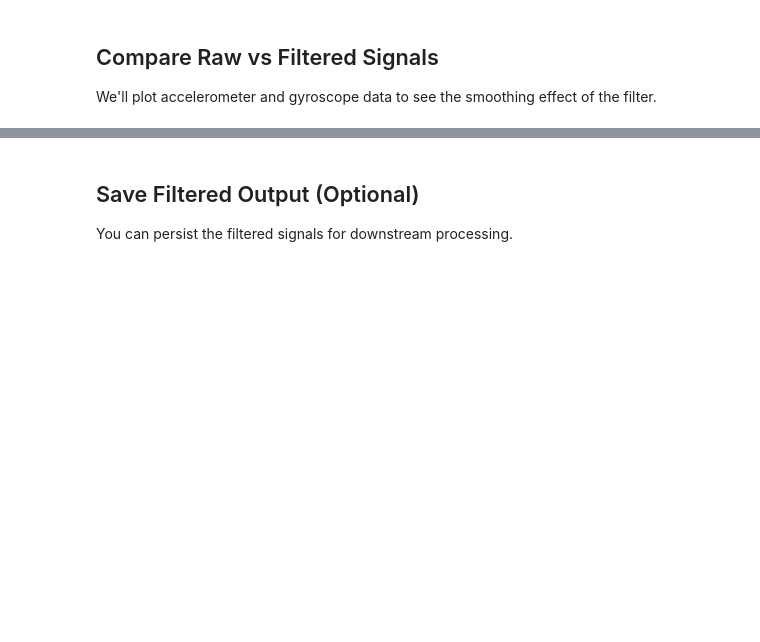
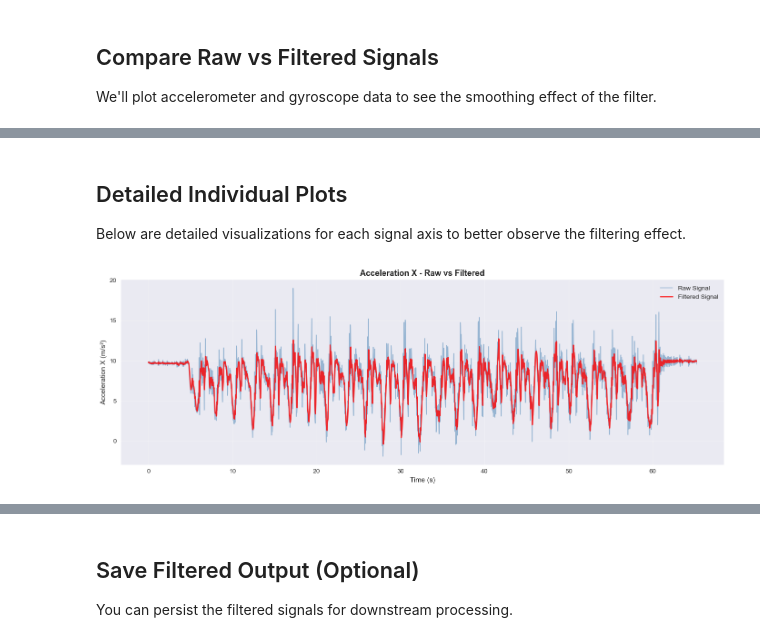
Before and after one commit to IceErick/Machine-Learning-for-Smart-Fitness-Pod, a Jupyter notebook: notebooks/LowPassFilter.ipynb, the cells around one changed output, grey strips where cells are left out. Cells and saved outputs as stored; diff of their text form; code cells hidden in the pictures; blank space fills up the shorter version.

```diff
--- a/notebooks/LowPassFilter.ipynb
+++ b/notebooks/LowPassFilter.ipynb
@@ -86,0 +92,17 @@ plt.show()
+# %% [markdown]
+## Detailed Individual Plots
+Below are detailed visualizations for each signal axis to better observe the filtering effect.
+# %%
+# Acceleration X
+fig, ax = plt.subplots(figsize=(14, 5))
+ax.plot(time_s, df['Acceleration_X'], label='Raw Signal', alpha=0.5, linewidth=1.2, color='steelblue')
+ax.plot(time_s, filtered_df['Acceleration_X'], label='Filtered Signal', linewidth=2, color='red', alpha=0.8)
+ax.set_xlabel('Time (s)', fontsize=11)
+ax.set_ylabel('Acceleration X (m/s²)', fontsize=11)
+ax.set_title('Acceleration X - Raw vs Filtered', fontsize=13, fontweight='bold')
+ax.legend(fontsize=10)
+ax.grid(True, alpha=0.3)
+plt.tight_layout()
+plt.show()
+# %% [output]
+[figure, added]
```
Also changed, not shown: parts of 9 cells of this notebook, 13 other files.
